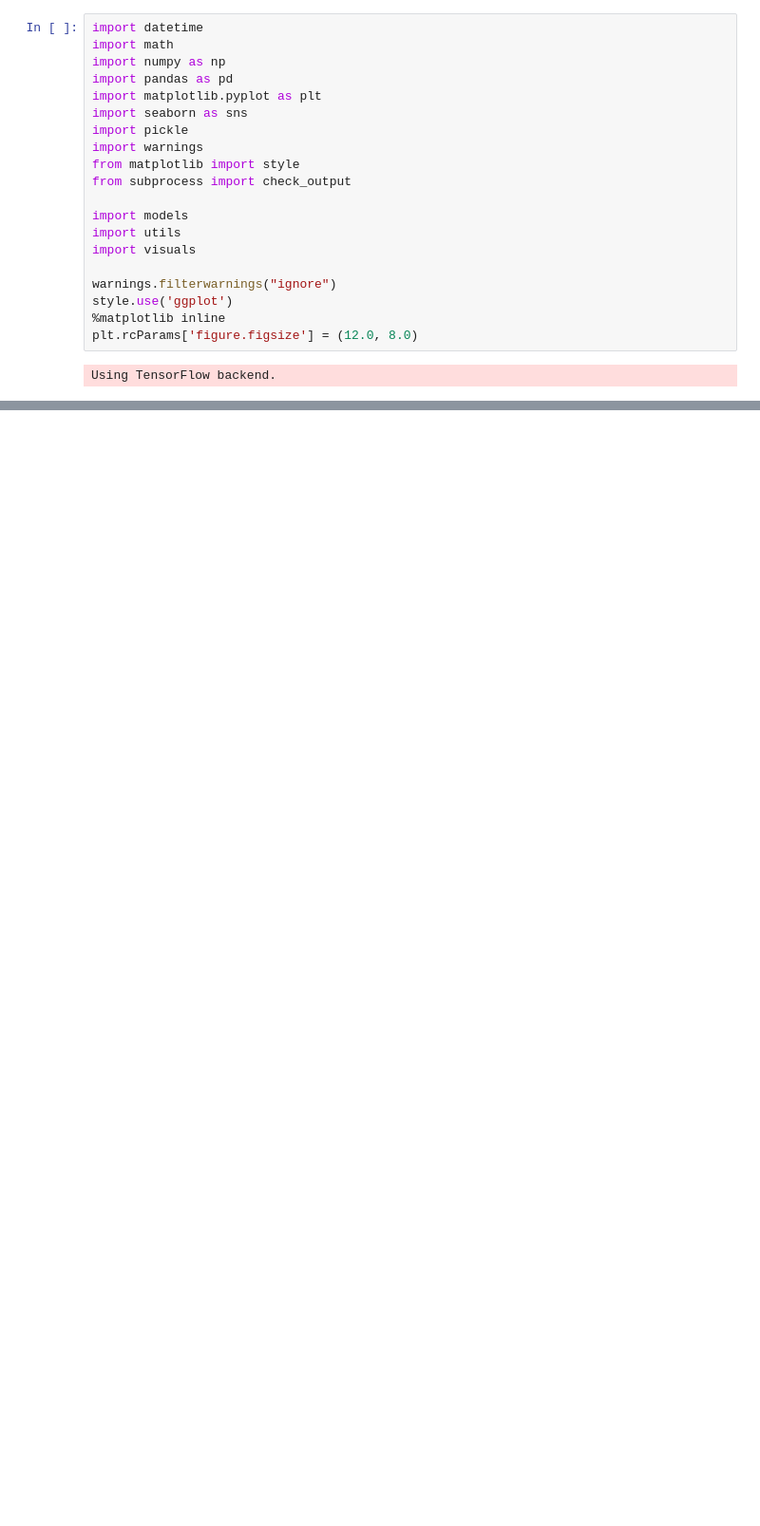
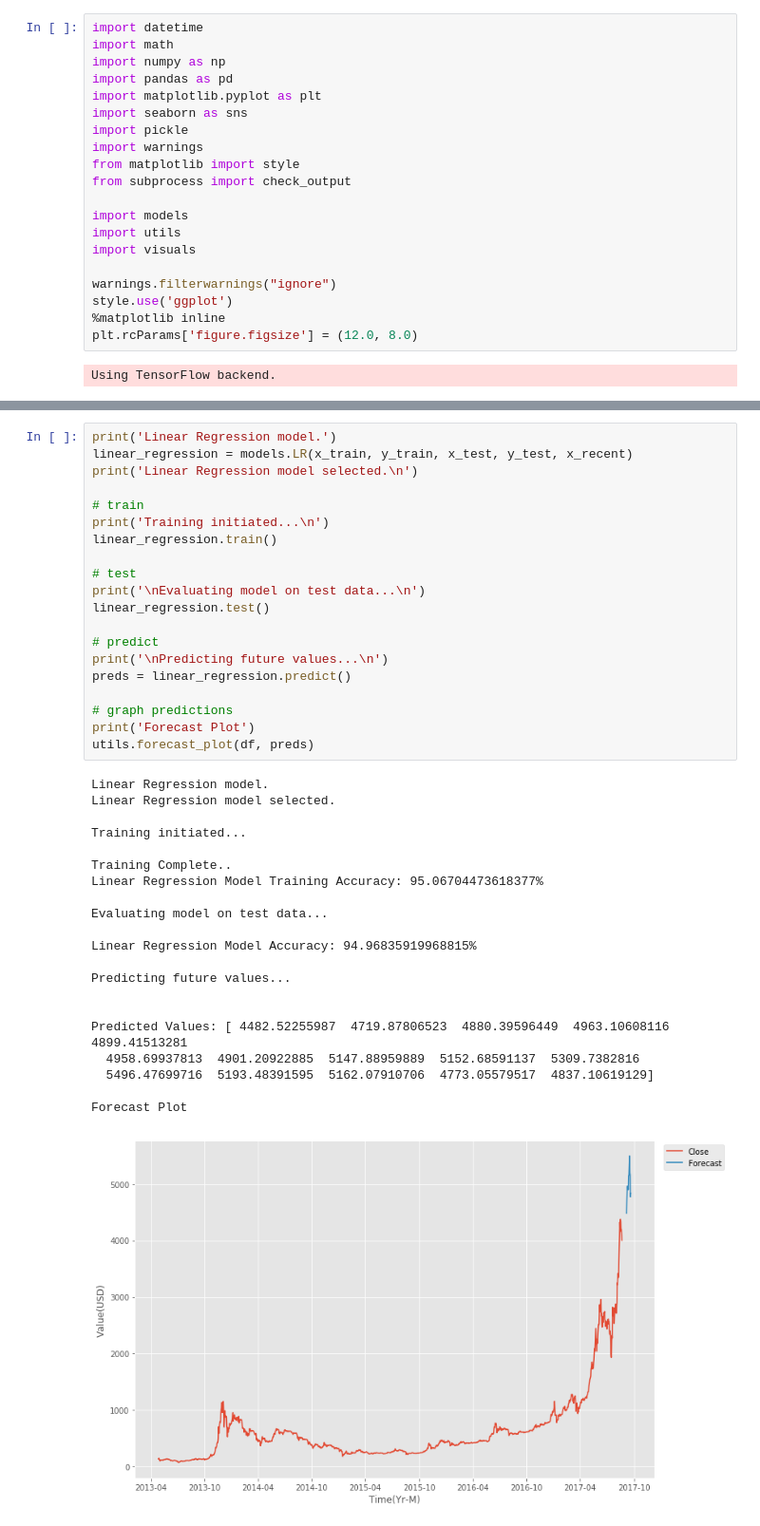
Before and after one commit to ninoxcello/mscs710-project, a Jupyter notebook: src/demo.ipynb, the cells around one changed output, grey strips where cells are left out. Shown at 95% size. Saved outputs shown, nothing was run; the diff lists cells and outputs as text; blank space fills up the shorter version.

```diff
--- a/src/demo.ipynb
+++ b/src/demo.ipynb
@@ -68,0 +132,42 @@ Test label shape: (316,)
+# %%
+print('Linear Regression model.')
+linear_regression = models.LR(x_train, y_train, x_test, y_test, x_recent)
+print('Linear Regression model selected.\n')
+
+# train
+print('Training initiated...\n')
+linear_regression.train()
+
+# test
+print('\nEvaluating model on test data...\n')
+linear_regression.test()
+
+# predict
+print('\nPredicting future values...\n')
+preds = linear_regression.predict()
+
+# graph predictions
+print('Forecast Plot')
+utils.forecast_plot(df, preds)
+# %% [output]
+Linear Regression model.
+Linear Regression model selected.
+
+Training initiated...
+
+Training Complete..
+Linear Regression Model Training Accuracy: 95.06704473618377%
+
+Evaluating model on test data...
+
+Linear Regression Model Accuracy: 94.96835919968815%
+
+Predicting future values...
+
+
+Predicted Values: [ 4482.52255987  4719.87806523  4880.39596449  4963.10608116  4899.41513281
+  4958.69937813  4901.20922885  5147.88959889  5152.68591137  5309.7382816
+  5496.47699716  5193.48391595  5162.07910706  4773.05579517  4837.10619129]
+
+Forecast Plot
+[figure, added]
```
Also changed, not shown: parts of 19 cells of this notebook, 48 other files.
